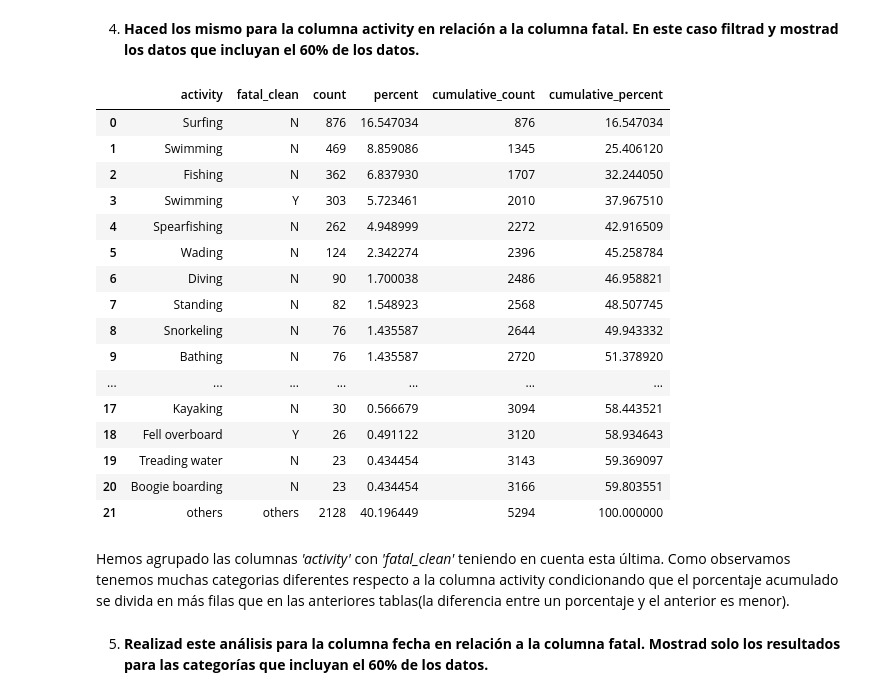
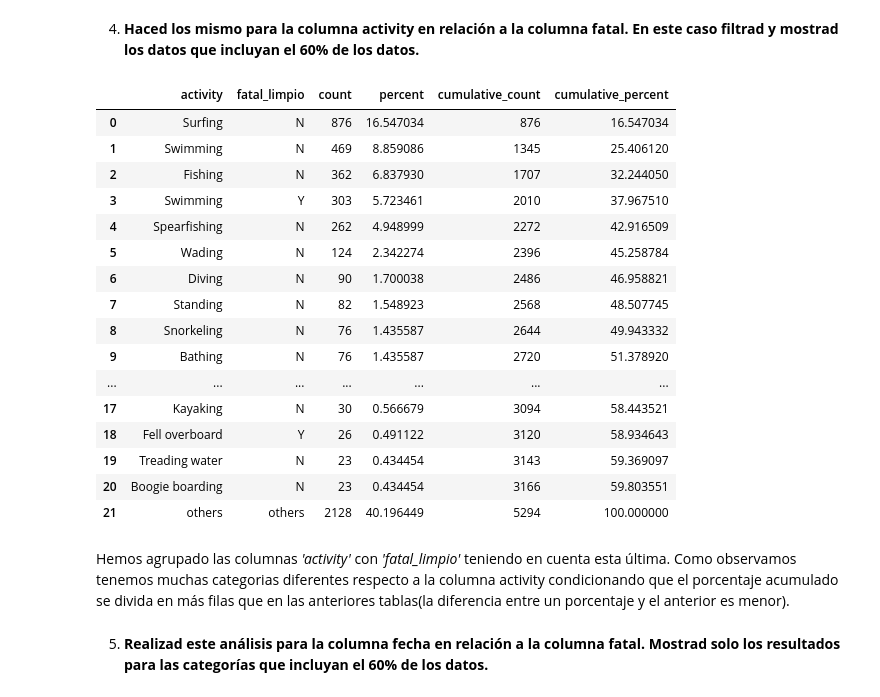
Before and after one commit to Adalab/DA-promo-A-module-2-pairprog-2-pair-3-Alicia-Laura, a Jupyter notebook: EDA/Pair_EDA_2.ipynb, the cells around one changed output. Cells and saved outputs as stored; diff of their text form; code cells hidden in the pictures.

```diff
--- a/EDA/Pair_EDA_2.ipynb
+++ b/EDA/Pair_EDA_2.ipynb
@@ -68,9 +65,9 @@ Hemos agrupado las columnas *'country'* con *'sexo'* teniendo en cuenta esta úl
 # %% [markdown]
 4. **Haced los mismo para la columna activity en relación a la columna fatal. En este caso filtrad y mostrad los datos que incluyan el 60% de los datos.**
 # %%
-df.stb.freq(["activity", 'fatal_clean'], thresh = 60)
+df.stb.freq(["activity", 'fatal_limpio'], thresh = 60)
 # %% [output]
-|  | activity | fatal_clean | count | percent | cumulative_count | cumulative_percent |
+|  | activity | fatal_limpio | count | percent | cumulative_count | cumulative_percent |
 | 0 | Surfing | N | 876 | 16.547034 | 876 | 16.547034 |
 | 1 | Swimming | N | 469 | 8.859086 | 1345 | 25.406120 |
 | 2 | Fishing | N | 362 | 6.837930 | 1707 | 32.244050 |
@@ -88,7 +85,7 @@ df.stb.freq(["activity", 'fatal_clean'], thresh = 60)
 | 20 | Boogie boarding | N | 23 | 0.434454 | 3166 | 59.803551 |
 | 21 | others | others | 2128 | 40.196449 | 5294 | 100.000000 |
 # %% [markdown]
-Hemos agrupado las columnas *'activity'* con *'fatal_clean'* teniendo en cuenta esta última. Como observamos tenemos muchas categorias diferentes respecto a la columna activity condicionando que el porcentaje acumulado se divida en más filas que en las anteriores tablas(la diferencia entre un porcentaje y el anterior es menor).
+Hemos agrupado las columnas *'activity'* con *'fatal_limpio'* teniendo en cuenta esta última. Como observamos tenemos muchas categorias diferentes respecto a la columna activity condicionando que el porcentaje acumulado se divida en más filas que en las anteriores tablas(la diferencia entre un porcentaje y el anterior es menor).
 # %% [markdown]
 5. **Realizad este análisis para la columna fecha en relación a la columna fatal. Mostrad solo los resultados para las categorías que incluyan el 60% de los datos.**
 # %%
```
Also changed, not shown: parts of 7 cells of this notebook.
